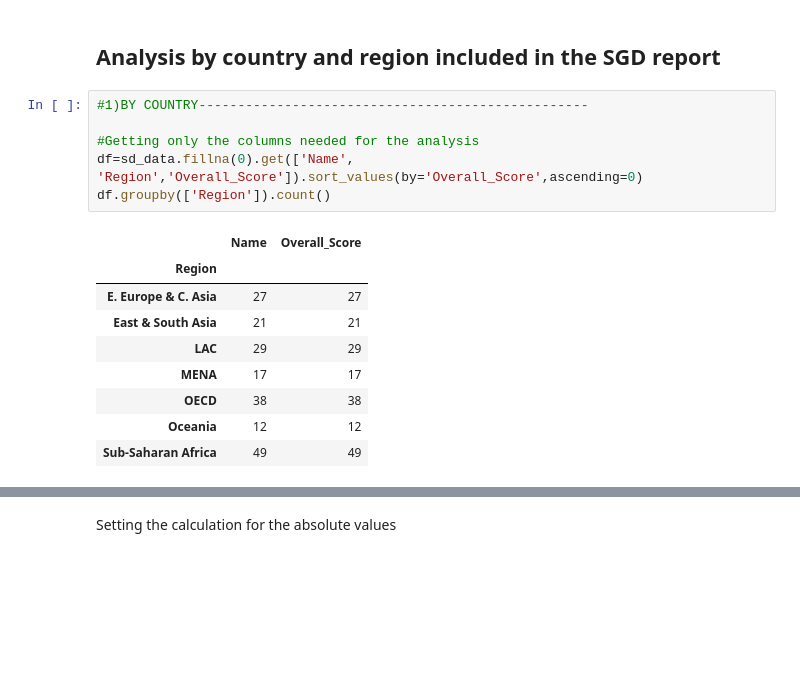
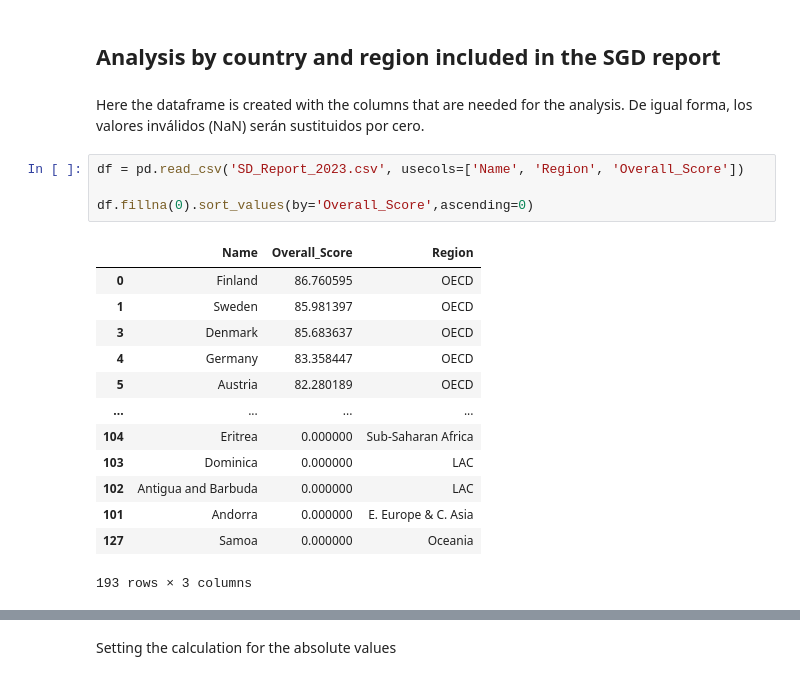
Before and after one commit to orl1289/Sustainable-Development-Goals, a Jupyter notebook: SDG_Country.ipynb, the cells around one changed output, grey strips where cells are left out. Drawn from its saved outputs; the diff is of its cells as text; blank space fills up the shorter version.

```diff
--- a/SDG_Country.ipynb
+++ b/SDG_Country.ipynb
@@ -66,19 +66,23 @@ In order to get identify those values, the NaN will be replaced by 0
 sd_data.fillna(0);
 # %% [markdown]
 ## Analysis by country and region included in the SGD report
+# %% [markdown]
+Here the dataframe is created with the columns that are needed for the analysis. De igual forma, los valores inválidos (NaN) serán sustituidos por cero.
 # %%
-#1)BY COUNTRY--------------------------------------------------
+df = pd.read_csv('SD_Report_2023.csv', usecols=['Name', 'Region', 'Overall_Score'])
 
-#Getting only the columns needed for the analysis
-df=sd_data.fillna(0).get(['Name', 'Region','Overall_Score']).sort_values(by='Overall_Score',ascending=0)
-df.groupby(['Region']).count()
+df.fillna(0).sort_values(by='Overall_Score',ascending=0)
 # %% [output]
-|  | Name | Overall_Score |
-| Region |  |  |
-| E. Europe & C. Asia | 27 | 27 |
-| East & South Asia | 21 | 21 |
-| LAC | 29 | 29 |
-| MENA | 17 | 17 |
-| OECD | 38 | 38 |
-| Oceania | 12 | 12 |
-| Sub-Saharan Africa | 49 | 49 |
+|  | Name | Overall_Score | Region |
+| 0 | Finland | 86.760595 | OECD |
+| 1 | Sweden | 85.981397 | OECD |
+| 3 | Denmark | 85.683637 | OECD |
+| 4 | Germany | 83.358447 | OECD |
+| 5 | Austria | 82.280189 | OECD |
+| ... | ... | ... | ... |
+| 104 | Eritrea | 0.000000 | Sub-Saharan Africa |
+| 103 | Dominica | 0.000000 | LAC |
+| 102 | Antigua and Barbuda | 0.000000 | LAC |
+| 101 | Andorra | 0.000000 | E. Europe & C. Asia |
+| 127 | Samoa | 0.000000 | Oceania |
+193 rows × 3 columns
```
Also changed, not shown: parts of 8 cells of this notebook.
